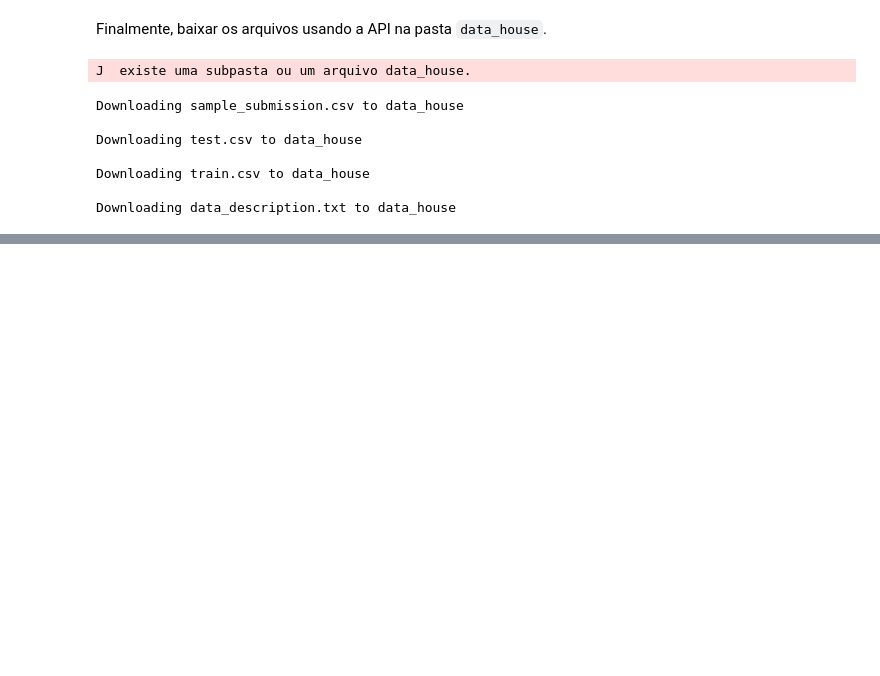
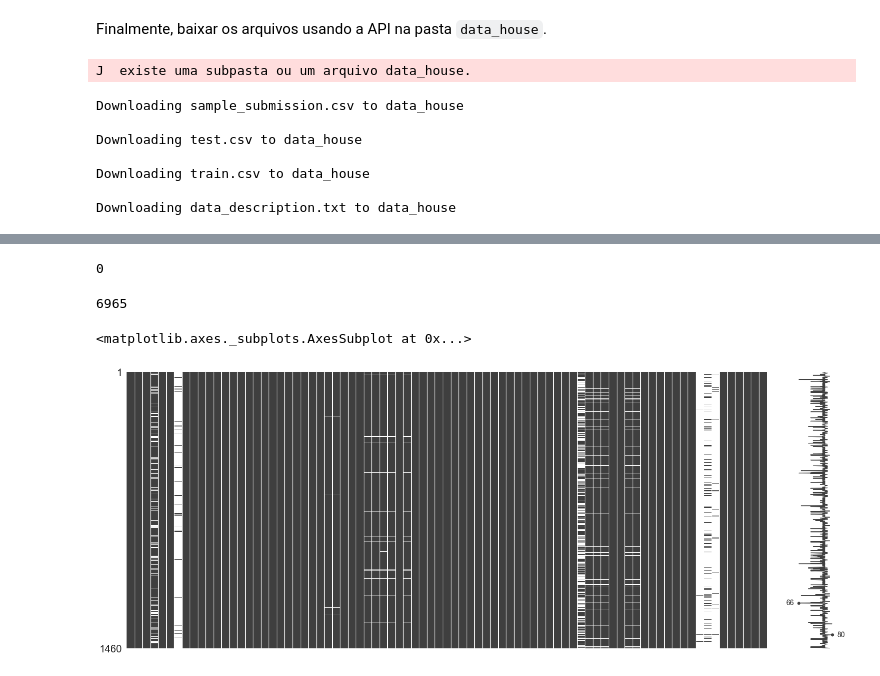
Before and after one commit to Fernandohf/ESIG_Challenge, a Jupyter notebook: HousePrice.ipynb, the cells around one changed output, grey strips where cells are left out. Drawn from its saved outputs; the diff is of its cells as text; code cells hidden in the pictures; blank space fills up the shorter version.

Commit message:
feat: Finish model house notebook and documentation

```diff
--- a/HousePrice.ipynb
+++ b/HousePrice.ipynb
@@ -64,5 +88,4 @@ import matplotlib.pyplot as plt
 # %%
-import pandas as pd
-
-train = pd.read_csv("train.csv")
-holdout = pd.read_csv("test.csv")
+# Load train and test
+train = pd.read_csv("data_house/train.csv", infer_datetime_format=True)
+# test = pd.read_csv("data_house/test.csv", infer_datetime_format=True)
@@ -81,3 +157,0 @@ Index(['PassengerId', 'Pclass', 'Name', 'Sex', 'Age', 'SibSp', 'Parch',
-# %%
-survived = train["Survived"]
-train = train.drop("Survived", axis=1)
@@ -417,8 +161,0 @@ transformed_data.select_dtypes(['object', 'category']).head()
-# %%
-# Train / hold out data
-train = transformed_data.iloc[:891]
-holdout = transformed_data.iloc[891:]
-
-# X, y split
-X = train
-y = survived
@@ -761,0 +166,15 @@ Successfully submitted to Titanic: Machine Learning from Disaster
+# %%
+# Look for duplicates
+train.duplicated().sum()
+# %% [output]
+0
+# %%
+# Look for missing data
+train.isna().sum().sum()
+# %% [output]
+6965
+# %%
+msno.matrix(train)
+# %% [output]
+<matplotlib.axes._subplots.AxesSubplot at 0x...>
+[figure, added]
```
Also changed, not shown: parts of 104 cells of this notebook.
